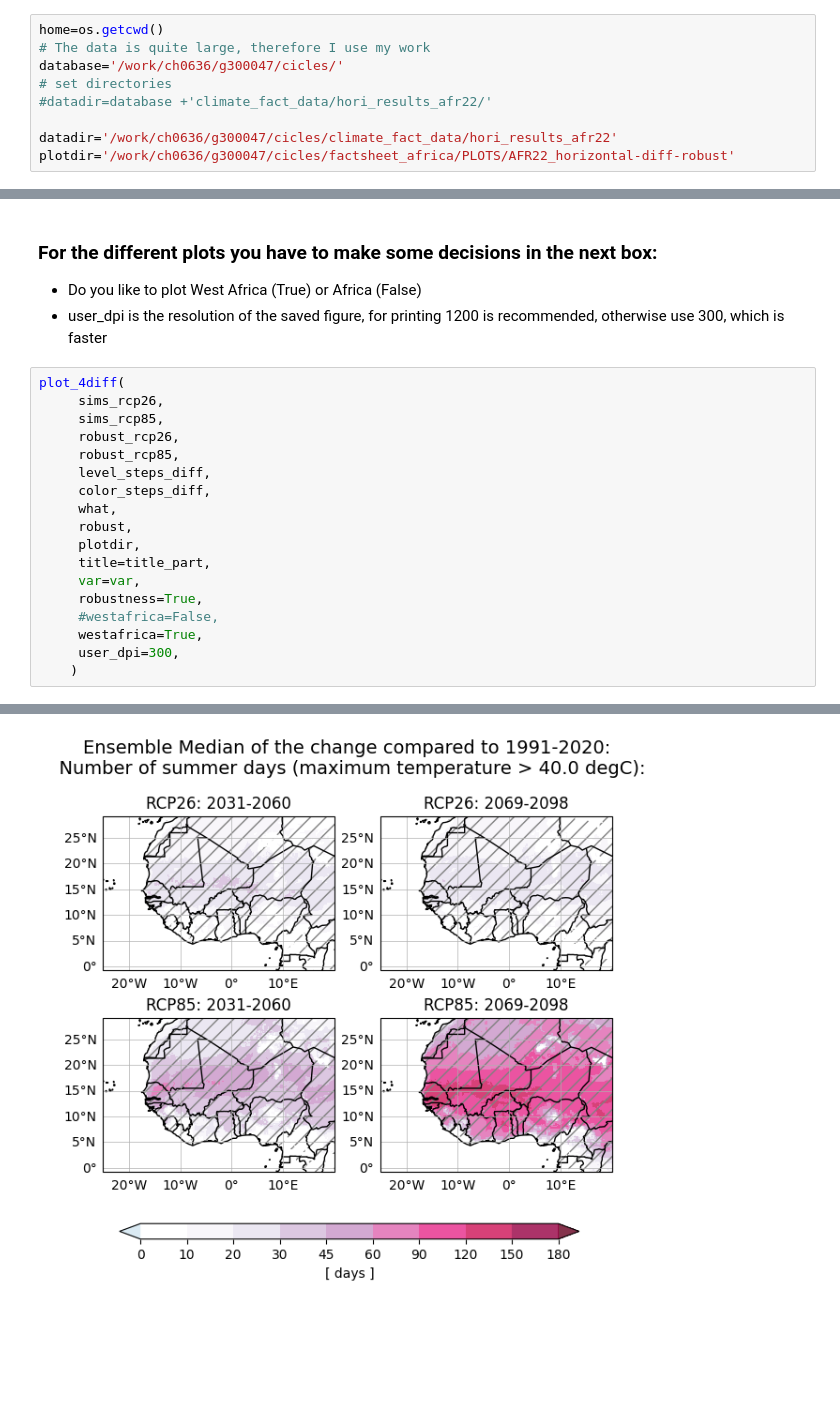
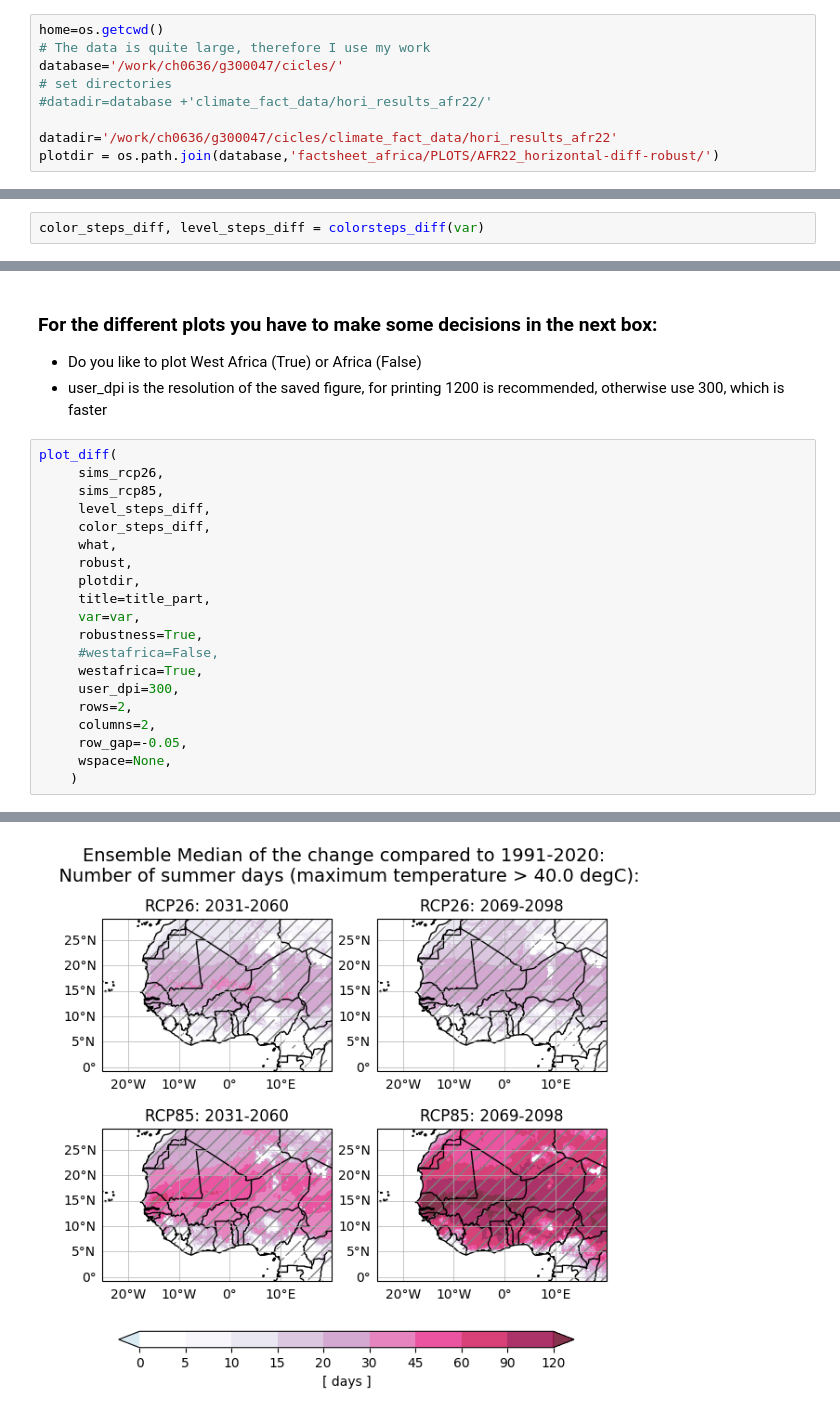
Before and after one commit to KatharinaBuelow/factsheet_africa, a Jupyter notebook: Notebooks/HORIZONTAL/horiplot-heat-indicator-diff-robust.ipynb, the cells around one changed output, grey strips where cells are left out. Drawn from its saved outputs; the diff is of its cells as text; blank space fills up the shorter version.

```diff
--- a/Notebooks/HORIZONTAL/horiplot-heat-indicator-diff-robust.ipynb
+++ b/Notebooks/HORIZONTAL/horiplot-heat-indicator-diff-robust.ipynb
@@ -27,7 +28,7 @@ database='/work/ch0636/g300047/cicles/'
 #datadir=database +'climate_fact_data/hori_results_afr22/'
 
 datadir='/work/ch0636/g300047/cicles/climate_fact_data/hori_results_afr22'
-plotdir='/work/ch0636/g300047/cicles/factsheet_africa/PLOTS/AFR22_horizontal-diff-robust'
+plotdir = os.path.join(database,'factsheet_africa/PLOTS/AFR22_horizontal-diff-robust/')
 # %%
 directory_available(plotdir)
 # %%
@@ -130,0 +87,2 @@ else:
+# %%
+color_steps_diff, level_steps_diff = colorsteps_diff(var)
@@ -133,27 +136,29 @@ else:
 * Do you like to plot West Africa (True) or Africa (False)
 * user_dpi is the resolution of the saved figure, for printing 1200 is recommended, otherwise use 300, which is faster
 # %%
-plot_4diff(
+plot_diff(
      sims_rcp26,
      sims_rcp85,
-     robust_rcp26,
-     robust_rcp85,
      level_steps_diff,
      color_steps_diff,
      what,
      robust,
      plotdir,
      title=title_part,
      var=var,
      robustness=True,
      #westafrica=False,
      westafrica=True,
      user_dpi=300,
+     rows=2,
+     columns=2,
+     row_gap=-0.05,
+     wspace=None,
     )
 # %% [output]
 /work/ch0636/g300047/cicles/climate_fact_data/hori_results_afr22/SU40/SU40_year_2031_2060_rcp26_time-mean_ensemble-diff-median.nc
 nothing to do, unit exists
 /work/ch0636/g300047/cicles/climate_fact_data/hori_results_afr22/SU40/SU40_year_2069_2098_rcp26_time-mean_ensemble-diff-median.nc
 nothing to do, unit exists
 plot ist saved in :  /work/ch0636/g300047/cicles/factsheet_africa/PLOTS/AFR22_horizontal-diff-robust/SU40_diff-robust_West_Africa_300.png
-[figure, old version]
+[figure, new version]
```
Also changed, not shown: parts of 4 cells of this notebook, 10 other files.
